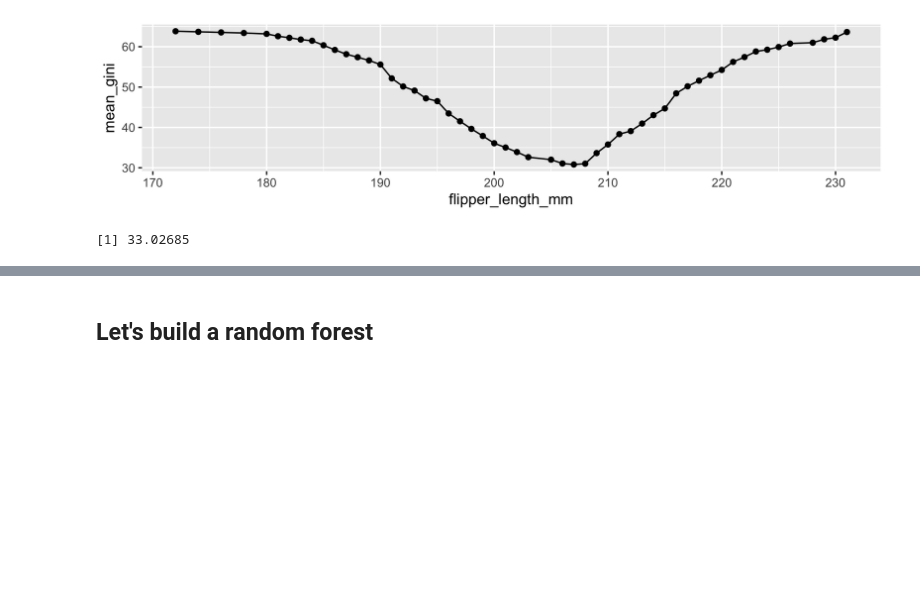
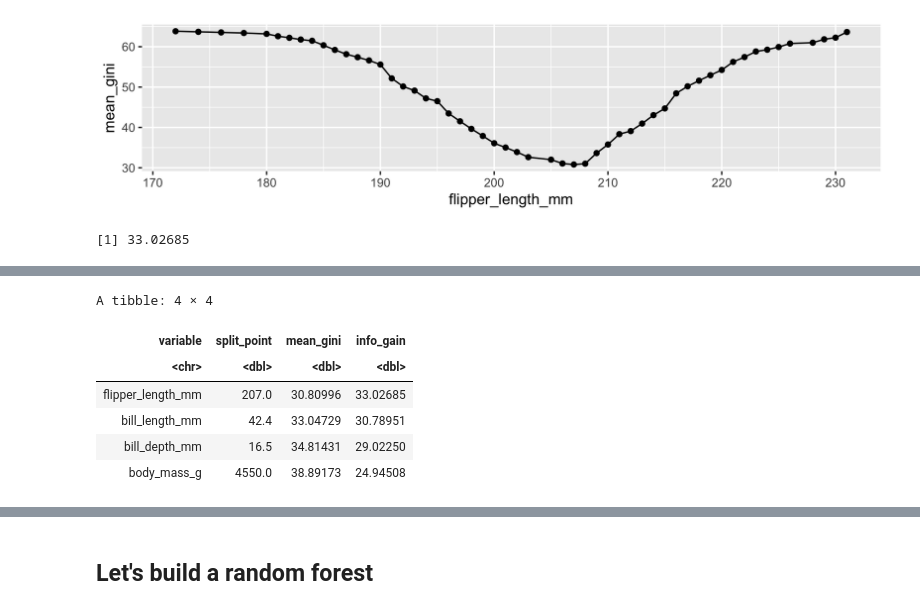
Before and after one commit to UNC-DATA-730/lecture-notebooks, a Jupyter notebook: 10-decision-trees/lectures/live-session.ipynb, the cells around one changed output, grey strips where cells are left out. Saved outputs shown, nothing was run; the diff lists cells and outputs as text; code cells hidden in the pictures; blank space fills up the shorter version.

```diff
--- a/10-decision-trees/lectures/live-session.ipynb
+++ b/10-decision-trees/lectures/live-session.ipynb
@@ -196,0 +223,19 @@ gini_impurity(penguins2 |> pull(species)) - mean_gini_impurity(207, penguins2)
+# %%
+best_splits = gini_sweep |>
+    group_by(variable) |>
+    slice_min(mean_gini, n = 1, with_ties = FALSE) |>
+    ungroup() |>
+    mutate(
+        info_gain = gini_impurity(penguins2 |> pull(species)) - mean_gini
+    ) |>
+    arrange(mean_gini)
+
+best_splits
+# %% [output]
+A tibble: 4 × 4
+| variable | split_point | mean_gini | info_gain |
+| <chr> | <dbl> | <dbl> | <dbl> |
+| flipper_length_mm | 207.0 | 30.80996 | 33.02685 |
+| bill_length_mm | 42.4 | 33.04729 | 30.78951 |
+| bill_depth_mm | 16.5 | 34.81431 | 29.02250 |
+| body_mass_g | 4550.0 | 38.89173 | 24.94508 |
```
Also changed, not shown: parts of 13 cells of this notebook.
